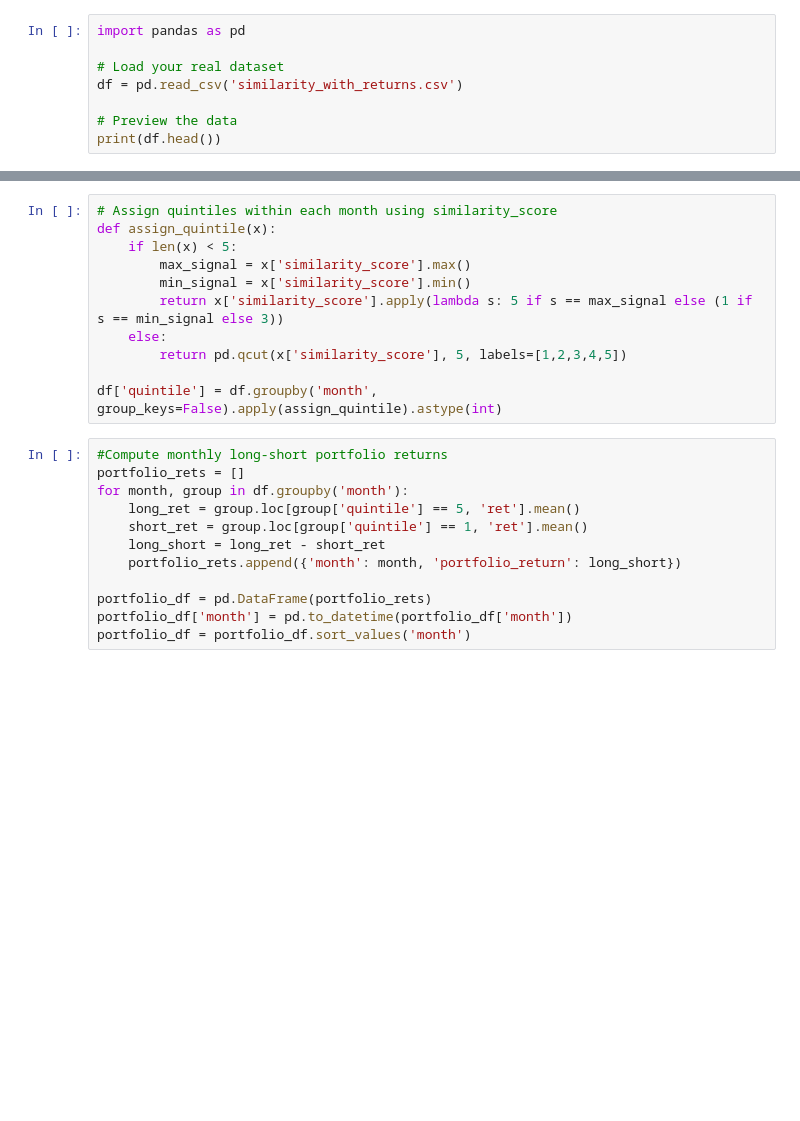
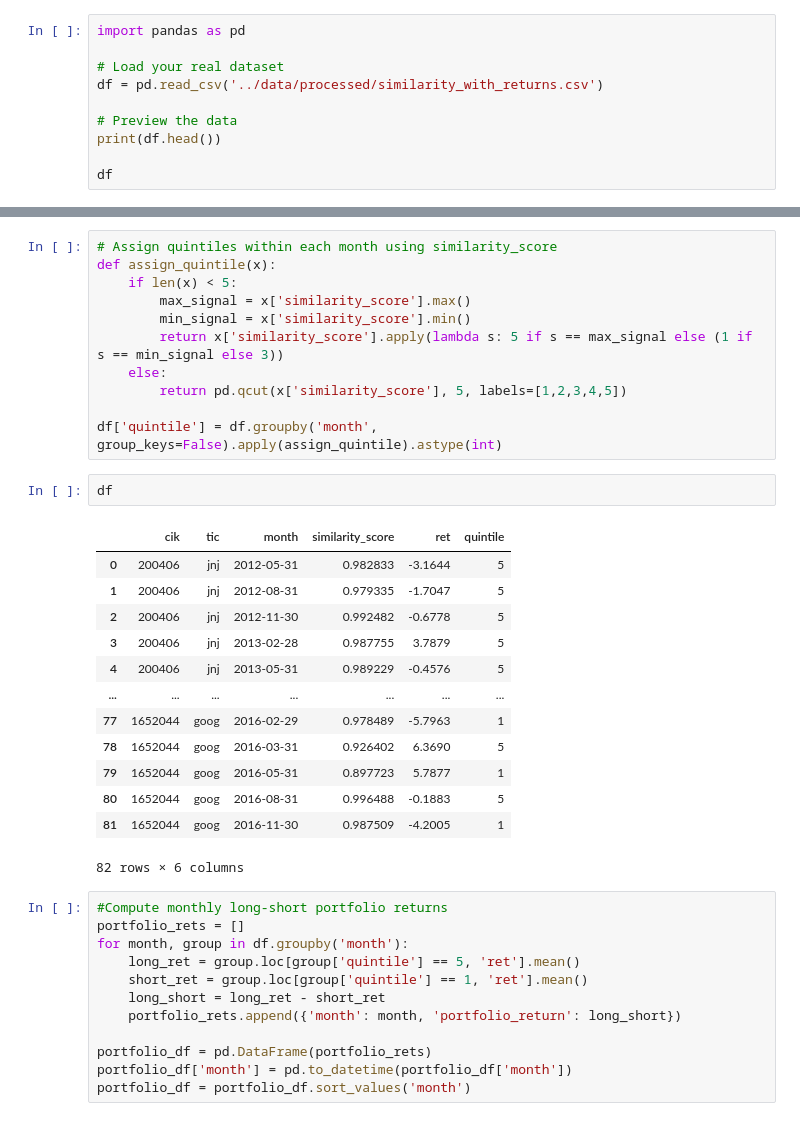
Before and after one commit to ank225git/lazy-prices_replication, a Jupyter notebook: code/portfolio_construction_BUILD.ipynb, the cells around one changed output, grey strips where cells are left out. Cells and saved outputs as stored; diff of their text form; blank space fills up the shorter version.

Commit message:
before running similarity on full

```diff
--- a/code/portfolio_construction_BUILD.ipynb
+++ b/code/portfolio_construction_BUILD.ipynb
@@ -2,10 +2,12 @@
 import pandas as pd
 
 # Load your real dataset
-df = pd.read_csv('similarity_with_returns.csv')
+df = pd.read_csv('../data/processed/similarity_with_returns.csv')
 
 # Preview the data
 print(df.head())
+
+df
 # %% [output]
       cik  tic       month  similarity_score     ret
 0  200406  jnj  2012-05-31          0.982833 -3.1644
@@ -24,6 +39,22 @@ def assign_quintile(x):
         return pd.qcut(x['similarity_score'], 5, labels=[1,2,3,4,5])
 
 df['quintile'] = df.groupby('month', group_keys=False).apply(assign_quintile).astype(int)
+# %%
+df
+# %% [output]
+|  | cik | tic | month | similarity_score | ret | quintile |
+| 0 | 200406 | jnj | 2012-05-31 | 0.982833 | -3.1644 | 5 |
+| 1 | 200406 | jnj | 2012-08-31 | 0.979335 | -1.7047 | 5 |
+| 2 | 200406 | jnj | 2012-11-30 | 0.992482 | -0.6778 | 5 |
+| 3 | 200406 | jnj | 2013-02-28 | 0.987755 | 3.7879 | 5 |
+| 4 | 200406 | jnj | 2013-05-31 | 0.989229 | -0.4576 | 5 |
+| ... | ... | ... | ... | ... | ... | ... |
+| 77 | 1652044 | goog | 2016-02-29 | 0.978489 | -5.7963 | 1 |
+| 78 | 1652044 | goog | 2016-03-31 | 0.926402 | 6.3690 | 5 |
+| 79 | 1652044 | goog | 2016-05-31 | 0.897723 | 5.7877 | 1 |
+| 80 | 1652044 | goog | 2016-08-31 | 0.996488 | -0.1883 | 5 |
+| 81 | 1652044 | goog | 2016-11-30 | 0.987509 | -4.2005 | 1 |
+82 rows × 6 columns
 # %%
 #Compute monthly long-short portfolio returns
 portfolio_rets = []
```
Also changed, not shown: parts of 1 cell of this notebook, 1 other file.
